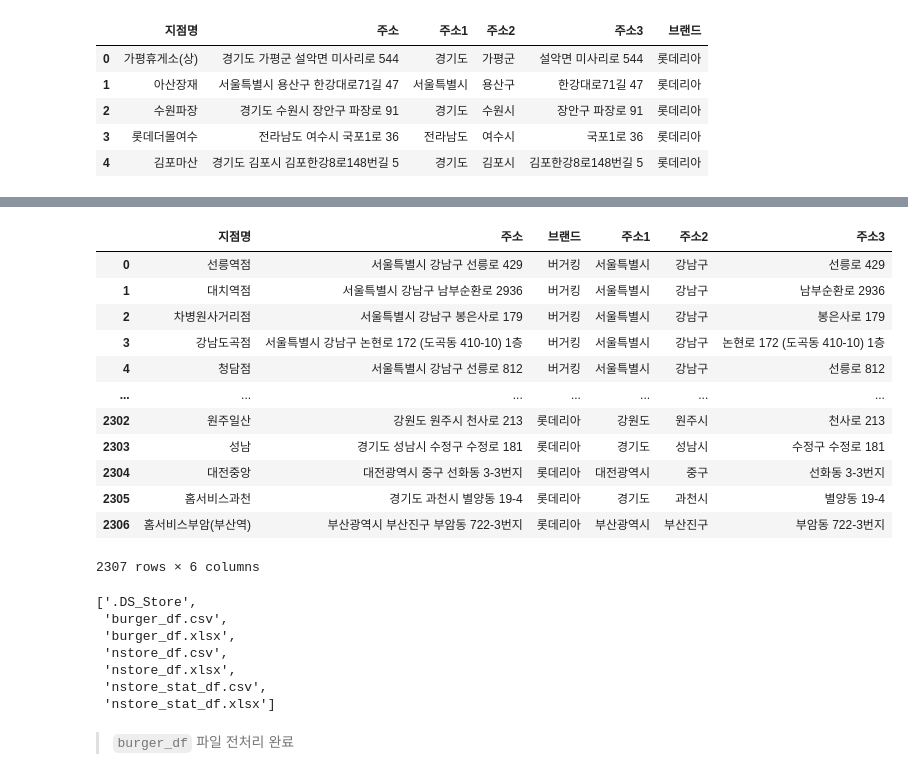
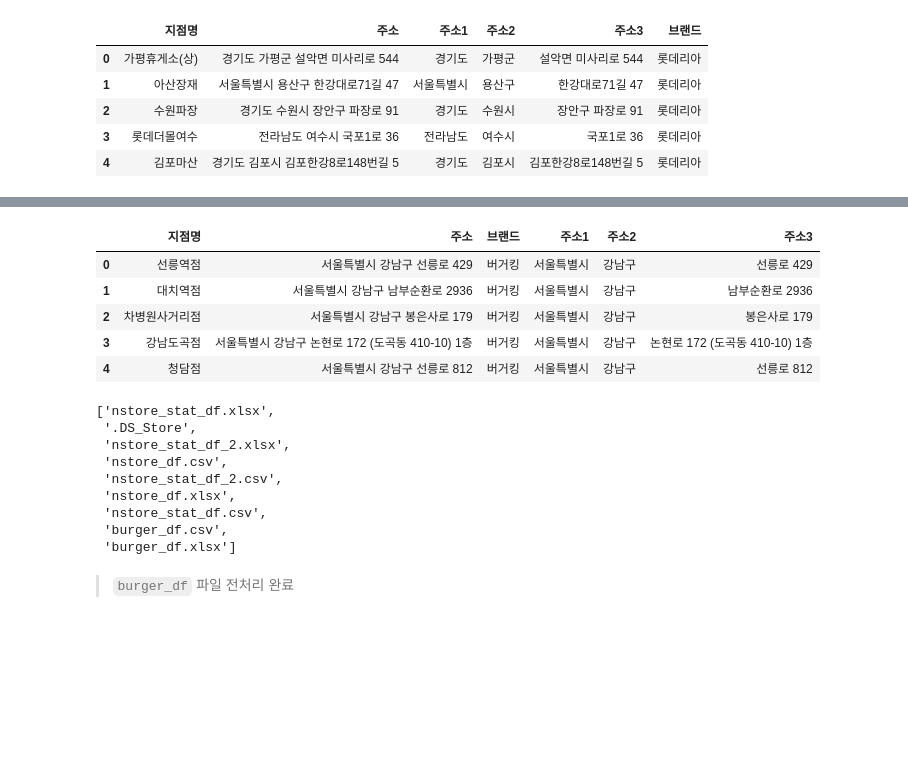
Before and after one commit to likelion-aischool-10-teamproject/burger-index, a Jupyter notebook: 1. web_crawling+preprocessing/burger_index_preprocessing.ipynb, the cells around one changed output, grey strips where cells are left out. Cells and saved outputs as stored; diff of their text form; code cells hidden in the pictures; blank space fills up the shorter version.

```diff
--- a/1. web_crawling+preprocessing/burger_index_preprocessing.ipynb
+++ b/1. web_crawling+preprocessing/burger_index_preprocessing.ipynb
@@ -156,8 +142,8 @@ burger_king_df.shape, kfc_df.shape, mcdonalds_df.shape, lotteria_df.shape
 # 빈 DataFrame 생성 후 각 브랜드별 DataFrame 추가
 burger_df = pd.DataFrame()
 
-burger_df = pd.concat([burger_king_df,kfc_df, mcdonalds_df])
-# burger_df = pd.concat([burger_df, lotteria_df])
+burger_df = pd.concat([burger_king_df, mcdonalds_df])
+# burger_df = pd.concat([burger_df, kfc_df, lotteria_df])
 
 # DataFrame 인덱스 재설정
 burger_df.reset_index(drop=True, inplace=True)
@@ -298,3 +284,6 @@ lotteria_df.head()
 | 2 | 수원파장 | 경기도 수원시 장안구 파장로 91 | 경기도 | 수원시 | 장안구 파장로 91 | 롯데리아 |
 | 3 | 롯데더몰여수 | 전라남도 여수시 국포1로 36 | 전라남도 | 여수시 | 국포1로 36 | 롯데리아 |
 | 4 | 김포마산 | 경기도 김포시 김포한강8로148번길 5 | 경기도 | 김포시 | 김포한강8로148번길 5 | 롯데리아 |
+# %%
+kfc_df.rename(columns={"매장명":"지점명", "매장 주소":"주소"}, inplace=True)
+kfc_df.head()
@@ -301,22 +297,15 @@ lotteria_df.head()
 # %%
-# 롯데리아 데이터 추가
-burger_df = pd.concat([burger_df, lotteria_df])
+# 롯데리아, KFC 데이터 추가
+burger_df = pd.concat([burger_df, kfc_df, lotteria_df])
 burger_df.reset_index(drop=True, inplace=True)
-burger_df
+burger_df.head()
 # %% [output]
 |  | 지점명 | 주소 | 브랜드 | 주소1 | 주소2 | 주소3 |
 | 0 | 선릉역점 | 서울특별시 강남구 선릉로 429 | 버거킹 | 서울특별시 | 강남구 | 선릉로 429 |
 | 1 | 대치역점 | 서울특별시 강남구 남부순환로 2936 | 버거킹 | 서울특별시 | 강남구 | 남부순환로 2936 |
 | 2 | 차병원사거리점 | 서울특별시 강남구 봉은사로 179 | 버거킹 | 서울특별시 | 강남구 | 봉은사로 179 |
 | 3 | 강남도곡점 | 서울특별시 강남구 논현로 172 (도곡동 410-10) 1층 | 버거킹 | 서울특별시 | 강남구 | 논현로 172 (도곡동 410-10) 1층 |
 | 4 | 청담점 | 서울특별시 강남구 선릉로 812 | 버거킹 | 서울특별시 | 강남구 | 선릉로 812 |
-| ... | ... | ... | ... | ... | ... | ... |
-| 2302 | 원주일산 | 강원도 원주시 천사로 213 | 롯데리아 | 강원도 | 원주시 | 천사로 213 |
-| 2303 | 성남 | 경기도 성남시 수정구 수정로 181 | 롯데리아 | 경기도 | 성남시 | 수정구 수정로 181 |
-| 2304 | 대전중앙 | 대전광역시 중구 선화동 3-3번지 | 롯데리아 | 대전광역시 | 중구 | 선화동 3-3번지 |
-| 2305 | 홈서비스과천 | 경기도 과천시 별양동 19-4 | 롯데리아 | 경기도 | 과천시 | 별양동 19-4 |
-| 2306 | 홈서비스부암(부산역) | 부산광역시 부산진구 부암동 722-3번지 | 롯데리아 | 부산광역시 | 부산진구 | 부암동 722-3번지 |
-2307 rows × 6 columns
 # %%
 # csv, xlsx 파일로 내보내기
 burger_df.to_csv(output_path+"burger_df.csv", index=False)
@@ -324,13 +313,15 @@ burger_df.to_excel(output_path+"burger_df.xlsx", index=False)
 
 os.listdir(output_path)
 # %% [output]
-['.DS_Store',
- 'burger_df.csv',
- 'burger_df.xlsx',
+['nstore_stat_df.xlsx',
+ '.DS_Store',
+ 'nstore_stat_df_2.xlsx',
  'nstore_df.csv',
+ 'nstore_stat_df_2.csv',
  'nstore_df.xlsx',
  'nstore_stat_df.csv',
- 'nstore_stat_df.xlsx']
+ 'burger_df.csv',
+ 'burger_df.xlsx']
 # %% [markdown]
 > `burger_df` 파일 전처리 완료
 # %%
```
Also changed, not shown: parts of 45 cells of this notebook, 15 other files.
